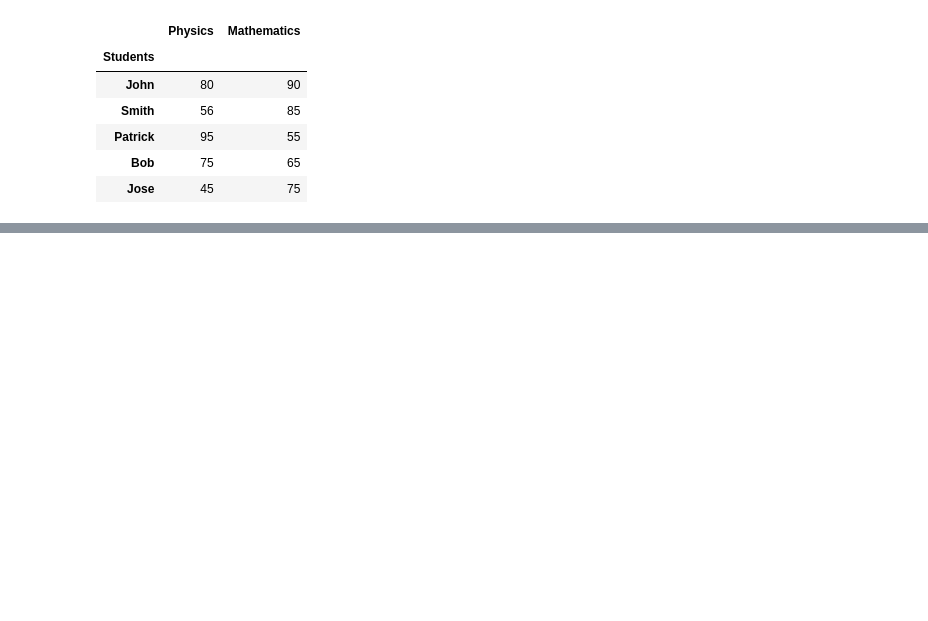
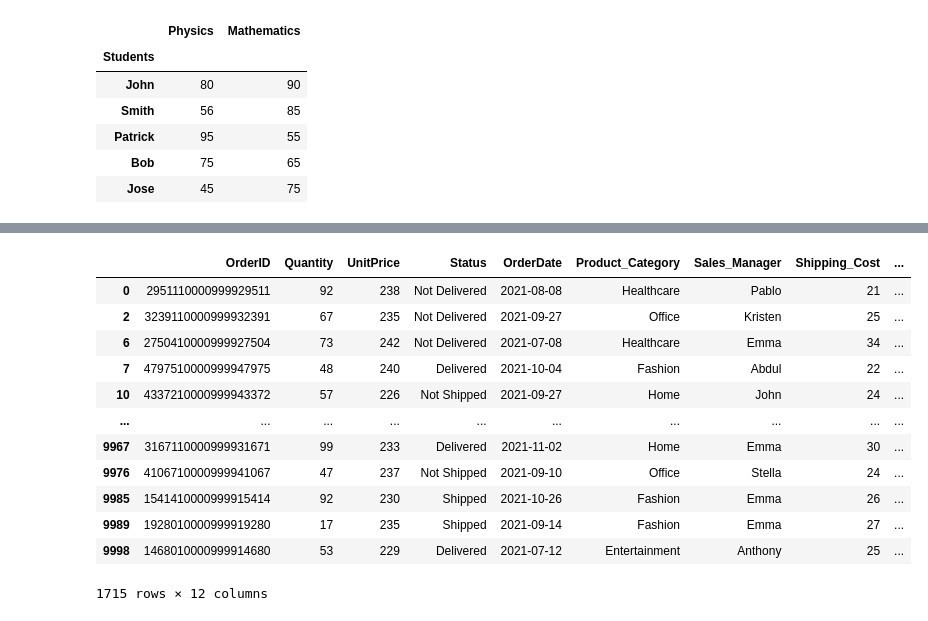
Before and after one commit to Oz174/SelfStudyPython, a Jupyter notebook: DaybyDay/15- All About Pandas.ipynb, the cells around one changed output, grey strips where cells are left out. Saved outputs shown, nothing was run; the diff lists cells and outputs as text; code cells hidden in the pictures; blank space fills up the shorter version.

```diff
--- a/DaybyDay/15- All About Pandas.ipynb
+++ b/DaybyDay/15- All About Pandas.ipynb
@@ -525,0 +607,17 @@ df.style.map(pass_condition)
+# %%
+#Filtering using one condition and Maths calculation in it with built-in function
+df.query("sqrt(UnitPrice) > 15")
+# %% [output]
+|  | OrderID | Quantity | UnitPrice | Status | OrderDate | Product_Category | Sales_Manager | Shipping_Cost | ... |
+| 0 | 2951110000999929511 | 92 | 238 | Not Delivered | 2021-08-08 | Healthcare | Pablo | 21 | ... |
+| 2 | 3239110000999932391 | 67 | 235 | Not Delivered | 2021-09-27 | Office | Kristen | 25 | ... |
+| 6 | 2750410000999927504 | 73 | 242 | Not Delivered | 2021-07-08 | Healthcare | Emma | 34 | ... |
+| 7 | 4797510000999947975 | 48 | 240 | Delivered | 2021-10-04 | Fashion | Abdul | 22 | ... |
+| 10 | 4337210000999943372 | 57 | 226 | Not Shipped | 2021-09-27 | Home | John | 24 | ... |
+| ... | ... | ... | ... | ... | ... | ... | ... | ... | ... |
+| 9967 | 3167110000999931671 | 99 | 233 | Delivered | 2021-11-02 | Home | Emma | 30 | ... |
+| 9976 | 4106710000999941067 | 47 | 237 | Not Shipped | 2021-09-10 | Office | Stella | 24 | ... |
+| 9985 | 1541410000999915414 | 92 | 230 | Shipped | 2021-10-26 | Fashion | Emma | 26 | ... |
+| 9989 | 1928010000999919280 | 17 | 235 | Shipped | 2021-09-14 | Fashion | Emma | 27 | ... |
+| 9998 | 1468010000999914680 | 53 | 229 | Delivered | 2021-07-12 | Entertainment | Anthony | 25 | ... |
+1715 rows × 12 columns
```
Also changed, not shown: parts of 17 cells of this notebook, 2 other files.
